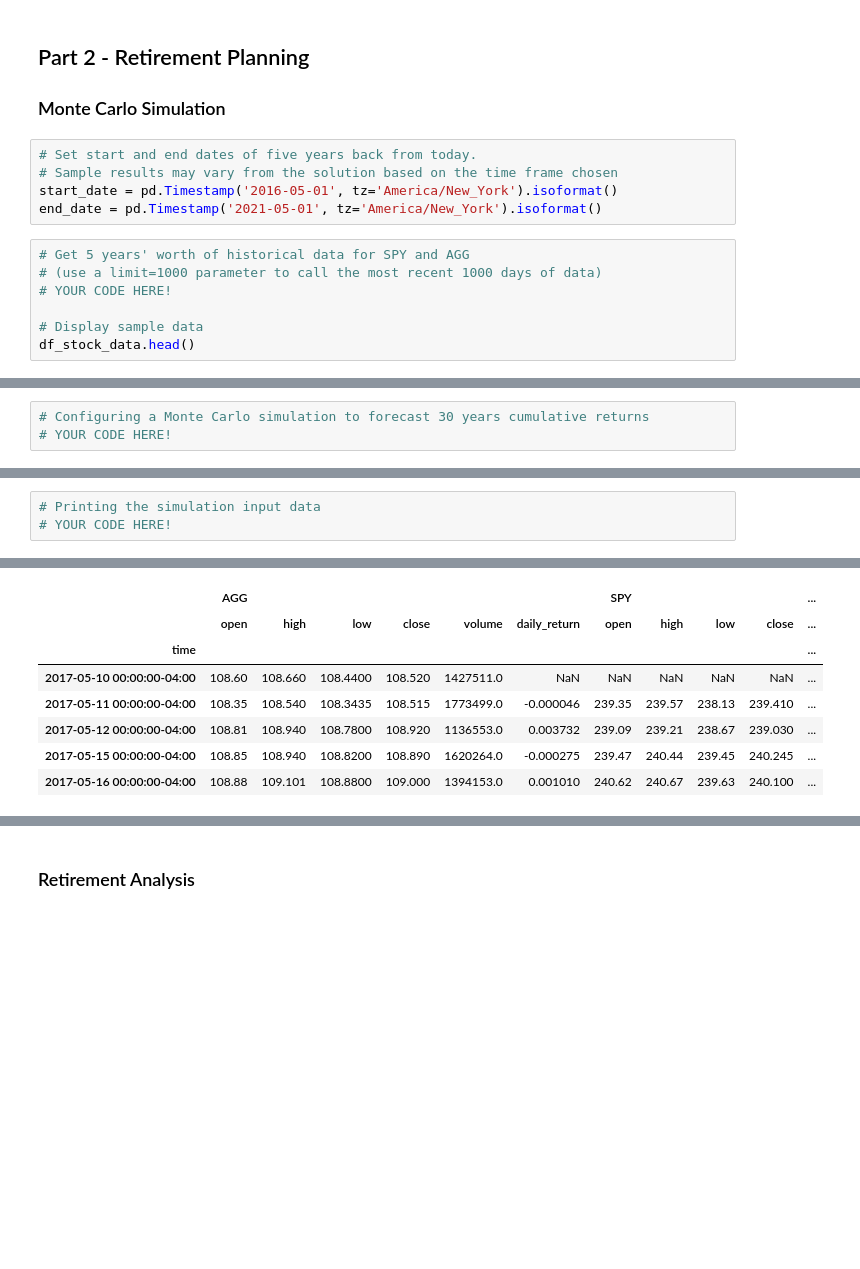
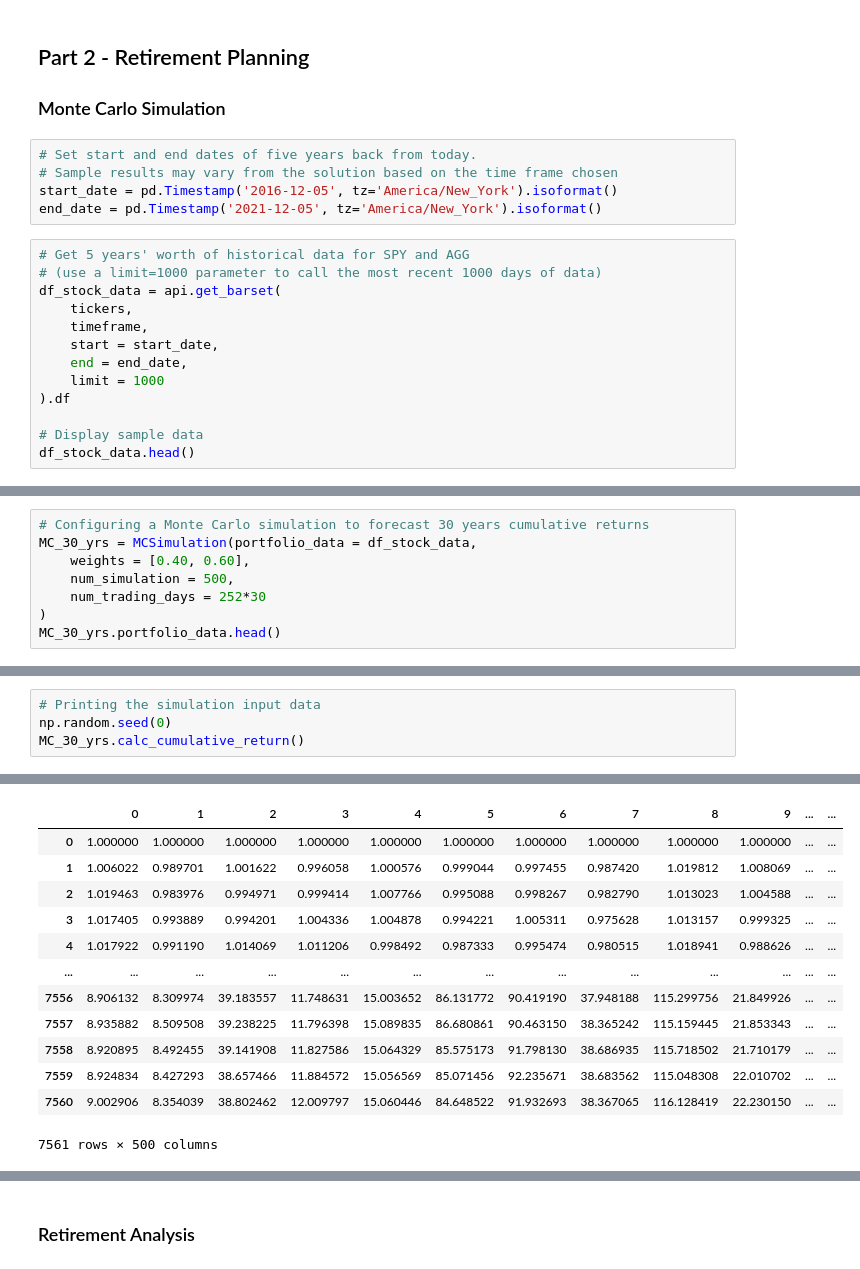
Before and after one commit to Satheeshbm/API_Assignment, a Jupyter notebook: Assignment/Main_assignment.ipynb, the cells around one changed output, grey strips where cells are left out. Drawn from its saved outputs; the diff is of its cells as text; blank space fills up the shorter version.

```diff
--- a/Assignment/Main_assignment.ipynb
+++ b/Assignment/Main_assignment.ipynb
@@ -177,12 +178,18 @@ Congratulations! You have enough money in your emergency fund
 # %%
 # Set start and end dates of five years back from today.
 # Sample results may vary from the solution based on the time frame chosen
-start_date = pd.Timestamp('2016-05-01', tz='America/New_York').isoformat()
-end_date = pd.Timestamp('2021-05-01', tz='America/New_York').isoformat()
+start_date = pd.Timestamp('2016-12-05', tz='America/New_York').isoformat()
+end_date = pd.Timestamp('2021-12-05', tz='America/New_York').isoformat()
 # %%
 # Get 5 years' worth of historical data for SPY and AGG
 # (use a limit=1000 parameter to call the most recent 1000 days of data)
-# YOUR CODE HERE!
+df_stock_data = api.get_barset(
+    tickers,
+    timeframe,
+    start = start_date,
+    end = end_date,
+    limit = 1000
+).df
 
 # Display sample data
 df_stock_data.head()
@@ -198,3 +205,8 @@ df_stock_data.head()
 # %%
 # Configuring a Monte Carlo simulation to forecast 30 years cumulative returns
-# YOUR CODE HERE!
+MC_30_yrs = MCSimulation(portfolio_data = df_stock_data,
+    weights = [0.40, 0.60],
+    num_simulation = 500,
+    num_trading_days = 252*30
+)
+MC_30_yrs.portfolio_data.head()
@@ -201,4 +222,5 @@ df_stock_data.head()
 # %%
 # Printing the simulation input data
-# YOUR CODE HERE!
+np.random.seed(0)
+MC_30_yrs.calc_cumulative_return()
 # %% [output]
@@ -205,8 +255,13 @@ df_stock_data.head()
-|  | AGG |  |  |  |  |  | SPY |  |  |  | ... |
-|  | open | high | low | close | volume | daily_return | open | high | low | close | ... |
-| time |  |  |  |  |  |  |  |  |  |  | ... |
-| 2017-05-10 00:00:00-04:00 | 108.60 | 108.660 | 108.4400 | 108.520 | 1427511.0 | NaN | NaN | NaN | NaN | NaN | ... |
-| 2017-05-11 00:00:00-04:00 | 108.35 | 108.540 | 108.3435 | 108.515 | 1773499.0 | -0.000046 | 239.35 | 239.57 | 238.13 | 239.410 | ... |
-| 2017-05-12 00:00:00-04:00 | 108.81 | 108.940 | 108.7800 | 108.920 | 1136553.0 | 0.003732 | 239.09 | 239.21 | 238.67 | 239.030 | ... |
-| 2017-05-15 00:00:00-04:00 | 108.85 | 108.940 | 108.8200 | 108.890 | 1620264.0 | -0.000275 | 239.47 | 240.44 | 239.45 | 240.245 | ... |
-| 2017-05-16 00:00:00-04:00 | 108.88 | 109.101 | 108.8800 | 109.000 | 1394153.0 | 0.001010 | 240.62 | 240.67 | 239.63 | 240.100 | ... |
+|  | 0 | 1 | 2 | 3 | 4 | 5 | 6 | 7 | 8 | 9 | ... | ... |
+| 0 | 1.000000 | 1.000000 | 1.000000 | 1.000000 | 1.000000 | 1.000000 | 1.000000 | 1.000000 | 1.000000 | 1.000000 | ... | ... |
+| 1 | 1.006022 | 0.989701 | 1.001622 | 0.996058 | 1.000576 | 0.999044 | 0.997455 | 0.987420 | 1.019812 | 1.008069 | ... | ... |
+| 2 | 1.019463 | 0.983976 | 0.994971 | 0.999414 | 1.007766 | 0.995088 | 0.998267 | 0.982790 | 1.013023 | 1.004588 | ... | ... |
+| 3 | 1.017405 | 0.993889 | 0.994201 | 1.004336 | 1.004878 | 0.994221 | 1.005311 | 0.975628 | 1.013157 | 0.999325 | ... | ... |
+| 4 | 1.017922 | 0.991190 | 1.014069 | 1.011206 | 0.998492 | 0.987333 | 0.995474 | 0.980515 | 1.018941 | 0.988626 | ... | ... |
+| ... | ... | ... | ... | ... | ... | ... | ... | ... | ... | ... | ... | ... |
+| 7556 | 8.906132 | 8.309974 | 39.183557 | 11.748631 | 15.003652 | 86.131772 | 90.419190 | 37.948188 | 115.299756 | 21.849926 | ... | ... |
+| 7557 | 8.935882 | 8.509508 | 39.238225 | 11.796398 | 15.089835 | 86.680861 | 90.463150 | 38.365242 | 115.159445 | 21.853343 | ... | ... |
+| 7558 | 8.920895 | 8.492455 | 39.141908 | 11.827586 | 15.064329 | 85.575173 | 91.798130 | 38.686935 | 115.718502 | 21.710179 | ... | ... |
+| 7559 | 8.924834 | 8.427293 | 38.657466 | 11.884572 | 15.056569 | 85.071456 | 92.235671 | 38.683562 | 115.048308 | 22.010702 | ... | ... |
+| 7560 | 9.002906 | 8.354039 | 38.802462 | 12.009797 | 15.060446 | 84.648522 | 91.932693 | 38.367065 | 116.128419 | 22.230150 | ... | ... |
+7561 rows × 500 columns
```
Also changed, not shown: parts of 14 cells of this notebook, 3 other files.
